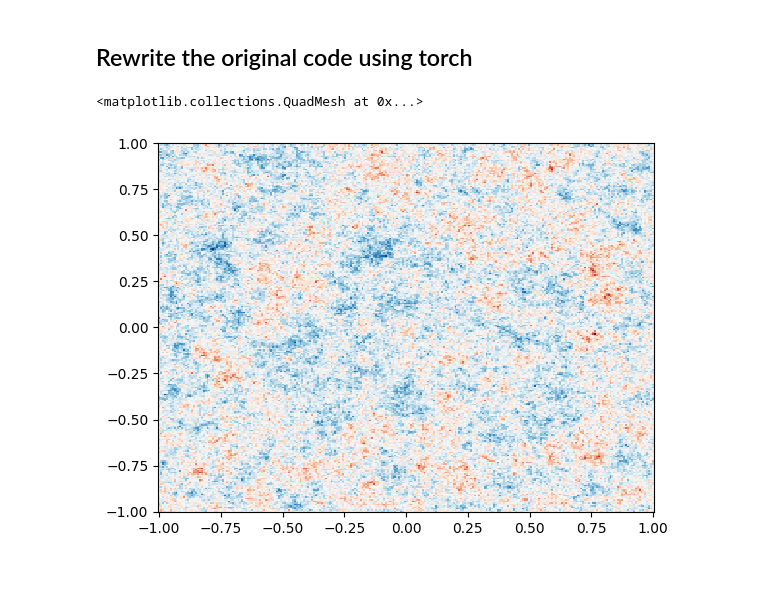
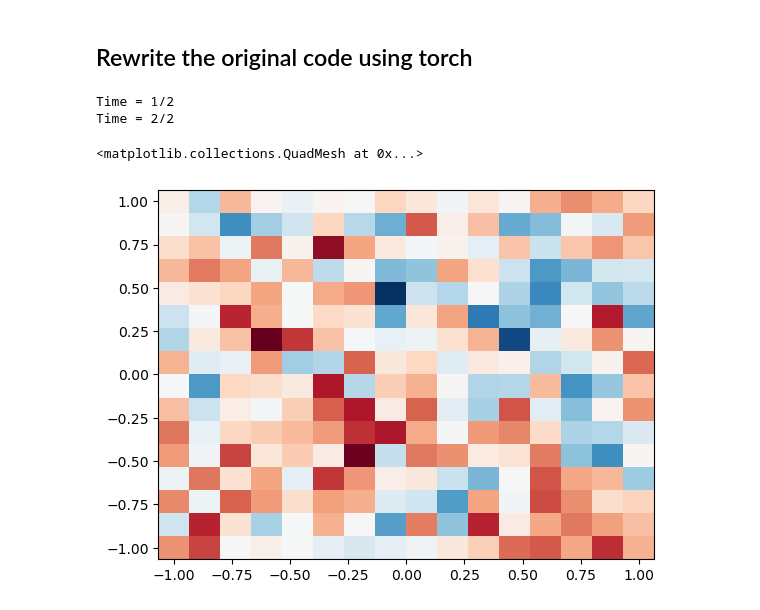
Before and after one commit to Jdss026/isin-models, a Jupyter notebook: notebooks/miller/3d_langevin.ipynb, the cells around one changed output. Saved outputs shown, nothing was run; the diff lists cells and outputs as text; code cells hidden in the pictures; blank space fills up the shorter version.

```diff
--- a/notebooks/miller/3d_langevin.ipynb
+++ b/notebooks/miller/3d_langevin.ipynb
@@ -80,18 +80,18 @@ tensor([[-6.,  1.,  0.,  ...,  0.,  0.,  0.],
 # %%
 
 # Simulating the TDGL equation
-a, b, k = 1.0, 1.0, 100.0 #configuração: (a<0, b>0) ou (a>0, b>0)
+a, b, k = -1.0, 1.0, 100.0 #configuração: (a<0, b>0) ou (a>0, b>0)
 dh, dt = 1.0, 1e-3
-Ng, Tf = 256, 10001
-
-a = torch.tensor(a, device='cpu')
-b = torch.tensor(b, device='cpu')
-k = torch.tensor(k, device='cpu')
-dh = torch.tensor(dh, device='cpu')
-dt = torch.tensor(dt, device='cpu')
-Ng = torch.tensor(Ng, device='cpu')
-Tf = torch.tensor(Tf, device='cpu')
-T = torch.tensor([0.1], device='cpu')
+Ng, Tf = 16, 10001
+device = 'cpu'
+a = torch.tensor(a, device=device)
+b = torch.tensor(b, device=device)
+k = torch.tensor(k, device=device)
+dh = torch.tensor(dh, device=device)
+dt = torch.tensor(dt, device=device)
+Ng = torch.tensor(Ng, device=device)
+Tf = torch.tensor(Tf, device=device)
+T = torch.tensor([0.1], device=device)
 
 # Ng, Tf = 64, 10001
 master_list = []
@@ -155,7 +155,7 @@ def integrate(L, x, y, z, u):
     #f = plt.figure(figsize=(15, 15), dpi=80);
 
     for i in range(Tf.item()):
-        noise = torch.normal(mean=0.0, std=1.0, size=(Ng * Ng * Ng, 1), device='cpu')
+        noise = torch.normal(mean=0.0, std=1.0, size=(Ng * Ng * Ng, 1), device=device)
         u = u - dt * (a * u + b * u * u * u - k * torch.mm(L, u)) + torch.sqrt(2 * T * dt) * noise  # Euler's method
 
         # if (i==0):      configPlot(x, y, u, f, 1, i);
@@ -197,7 +197,7 @@ L = L.to(device)         # construct the laplacian
 for i in range(2):
   u = torch.randn(Ng * Ng * Ng, 1, device=device)  # Initial data
   integrate(L, x, y, z, u)    # simulate
-  print(f'Time = {i+1}/5')
+  print(f'Time = {i+1}/2')
 
 
 ## salva estas configurações em um arquivo JSON
@@ -214,3 +214,19 @@ for i in range(2):
 
 # with open(file_path, 'w') as json_file:
 #    json.dump(mlist, json_file)
+# %% [output]
+Time = 1/2
+Time = 2/2
+# %%
+x = torch.linspace(-1, 1, Ng)
+y = torch.linspace(-1, 1, Ng)
+z = torch.linspace(-1, 1, Ng)
+X, Y, Z = torch.meshgrid(x, y, z)
+
+u = master_list[0].view(Ng,Ng,Ng)
+U = u.cpu().numpy()
+
+plt.pcolormesh(x,y,U[3], cmap=plt.cm.RdBu)
+# %% [output]
+<matplotlib.collections.QuadMesh at 0x...>
+[figure, added]
@@ -217,12 +277,9 @@ for i in range(2):
 # %%
-## visualizar a configuração final individualmente
+# ## visualizar a configuração final individualmente
 
-u = master_list[4]
-u = u.view((Ng, Ng, Ng))
-u = u.cpu()
-U = u.numpy()
+# u = master_list[0]
+# u = u.view((Ng, Ng, Ng))
+# u = u.cpu()
+# U = u.numpy()
 
-plt.pcolormesh(x,y,z,U, cmap=plt.cm.RdBu)
+# plt.pcolormesh(x,y,U, cmap=plt.cm.RdBu)
-# %% [output]
-<matplotlib.collections.QuadMesh at 0x...>
-[figure, removed]
```
Also changed, not shown: parts of 1 cell of this notebook, 1 other file.
